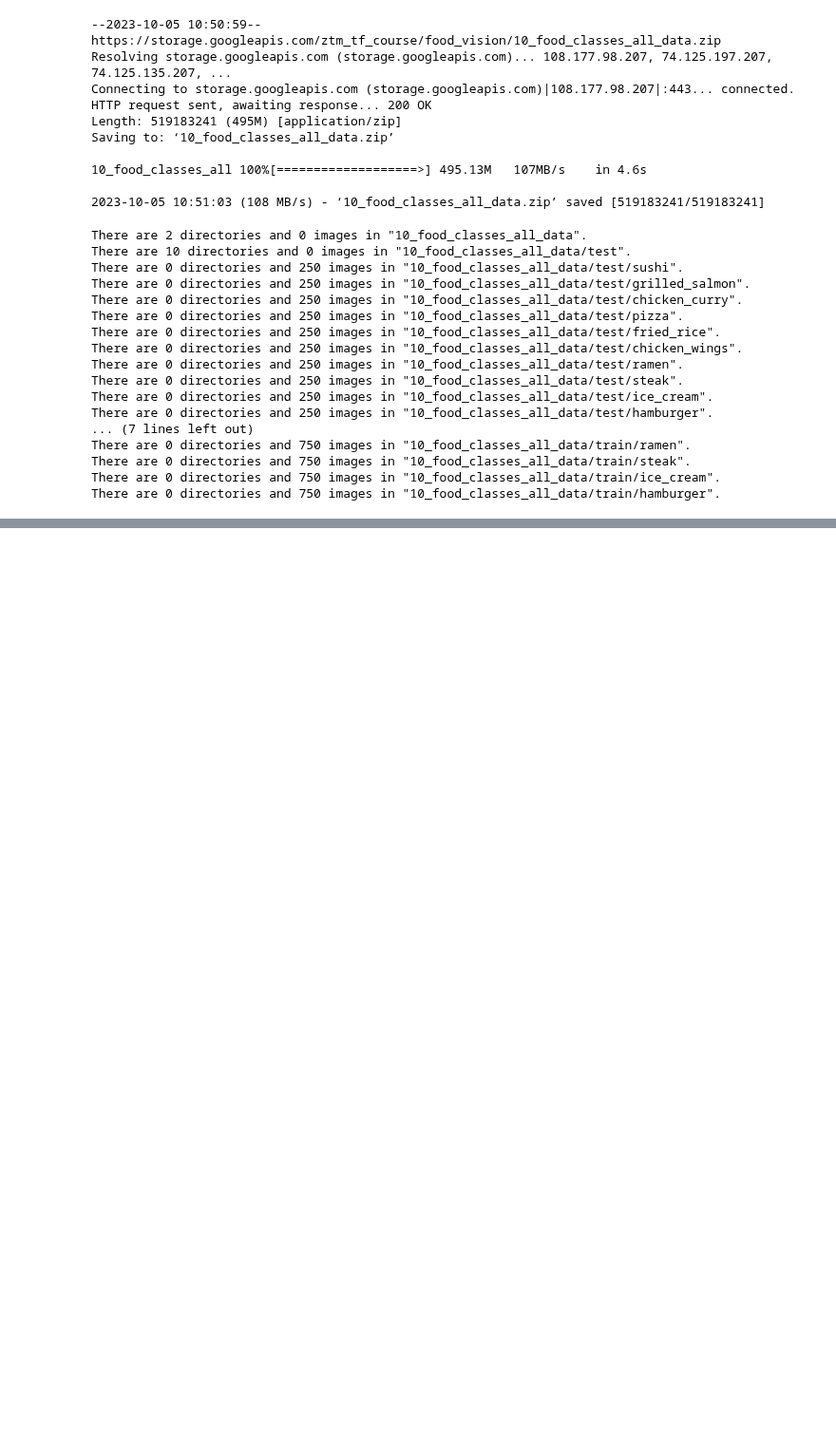
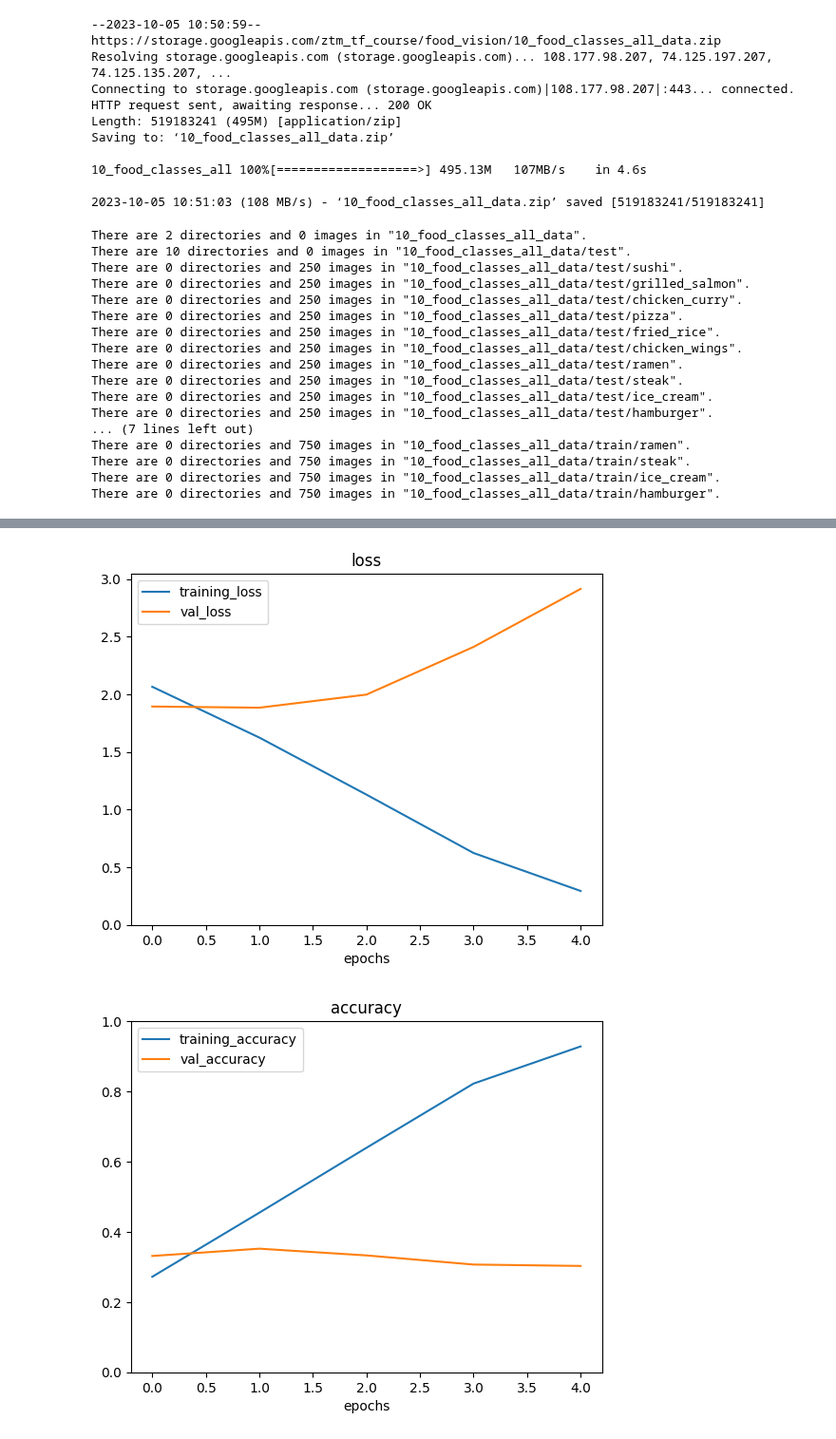
Before and after one commit to kacper-dobrow/tensorflow-course, a Jupyter notebook: 03_introduction_to_CNN_and_computer_vision.ipynb, the cells around one changed output, grey strips where cells are left out. Shown at 95% size. Saved outputs shown, nothing was run; the diff lists cells and outputs as text; code cells hidden in the pictures; blank space fills up the shorter version.

```diff
--- a/03_introduction_to_CNN_and_computer_vision.ipynb
+++ b/03_introduction_to_CNN_and_computer_vision.ipynb
@@ -1062,0 +1167,19 @@ There are 0 directories and 750 images in "10_food_classes_all_data/train/hambur
+# %%
+# remove 2 convolutional layers
+model_10 = Sequential([
+    Conv2D(10, 3, activation = 'relu', input_shape = (224, 224, 3)),
+    MaxPool2D(),
+    Conv2D(10, 3, activation = 'relu'),
+    MaxPool2D(),
+    Flatten(),
+    Dense(len(class_names), activation = 'softmax')
+])
+
+model_10.compile(Adam(), 'categorical_crossentropy', 'accuracy')
+# %%
+# Fit
+history_10 = model_10.fit(train_data,
+                          epochs = 5,
+                          steps_per_epoch = len(train_data),
+                          validation_data = test_data,
+                          validation_steps = len(test_data))
@@ -1062,0 +1197,5 @@ There are 0 directories and 750 images in "10_food_classes_all_data/train/hambur
+# %%
+plot_loss_curves(history_10)
+# %% [output]
+[figure, added]
+[figure, added]
```
Also changed, not shown: parts of 29 cells of this notebook.
